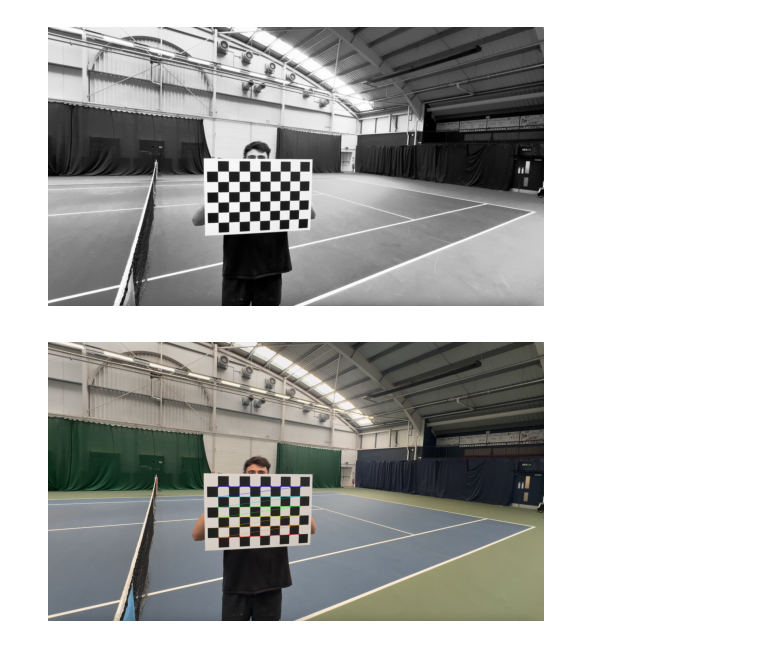
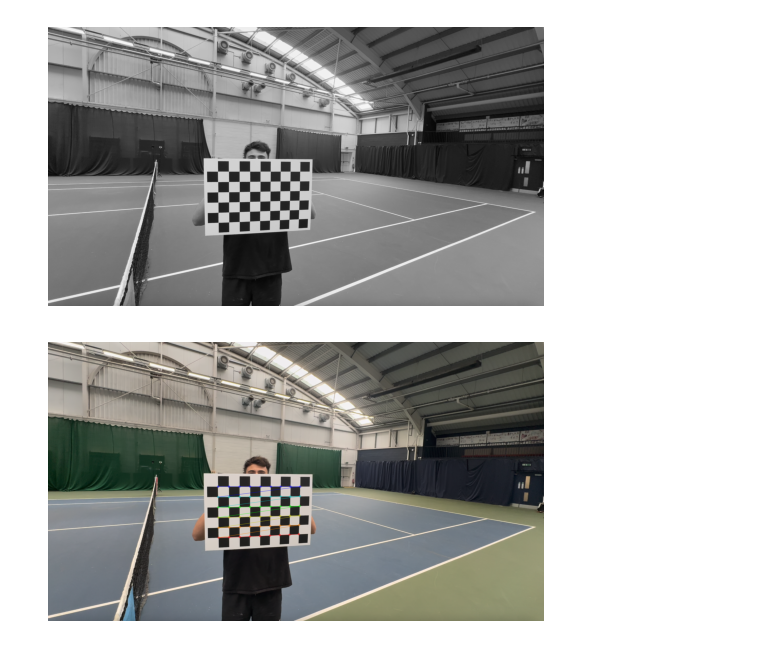
Before and after one commit to damianstone/cv-calibration-triangulation, a Jupyter notebook: src/test_find_chessboard.ipynb, the cells around one changed output. Drawn from its saved outputs; the diff is of its cells as text; code cells hidden in the pictures.

```diff
--- a/src/test_find_chessboard.ipynb
+++ b/src/test_find_chessboard.ipynb
@@ -38,27 +38,28 @@ def preprocess(image, upscale_factor=1):
 # %%
 import matplotlib.pyplot as plt
 
 def print_image(imread_img):
     img = cv.cvtColor(imread_img, cv.COLOR_BGR2RGB)
     plt.imshow(img)
     plt.axis("off")
     plt.show()
 
 criteria = (cv.TERM_CRITERIA_EPS + cv.TERM_CRITERIA_MAX_ITER, 30, 0.001)
 img = cv.imread(image_path)
-gray = preprocess(img)
+gray = cv.cvtColor(img, cv.COLOR_BGR2GRAY)
+# gray = preprocess(img)
 print_image(gray)
 
 # find the chessboard corners
 flags = cv.CALIB_CB_NORMALIZE_IMAGE | cv.CALIB_CB_ADAPTIVE_THRESH
 ret, corners = cv.findChessboardCorners(gray, CHESSBOARD_SIZE, flags=flags)
 
 if ret:
   # get all the coordinates of the corners
   corners = cv.cornerSubPix(gray, corners, (11, 11), (-1, -1), criteria)
   cv.drawChessboardCorners(img, CHESSBOARD_SIZE, corners, ret)
   print_image(img)
   cv.waitKey(1000)
 # %% [output]
-[figure, old version]
+[figure, new version]
 [figure]
```
Also changed, not shown: 5 other files.
